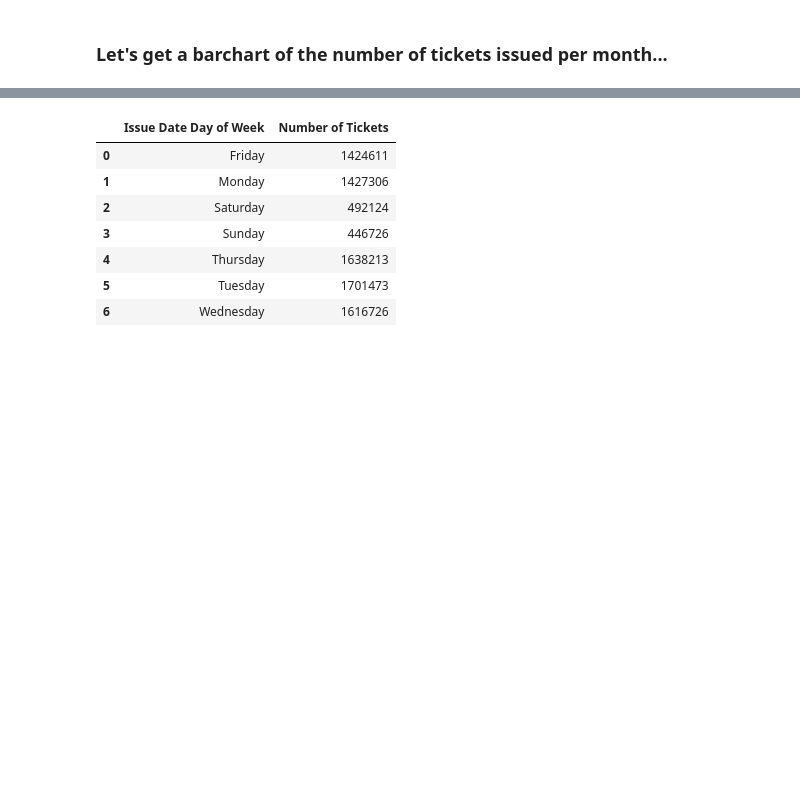
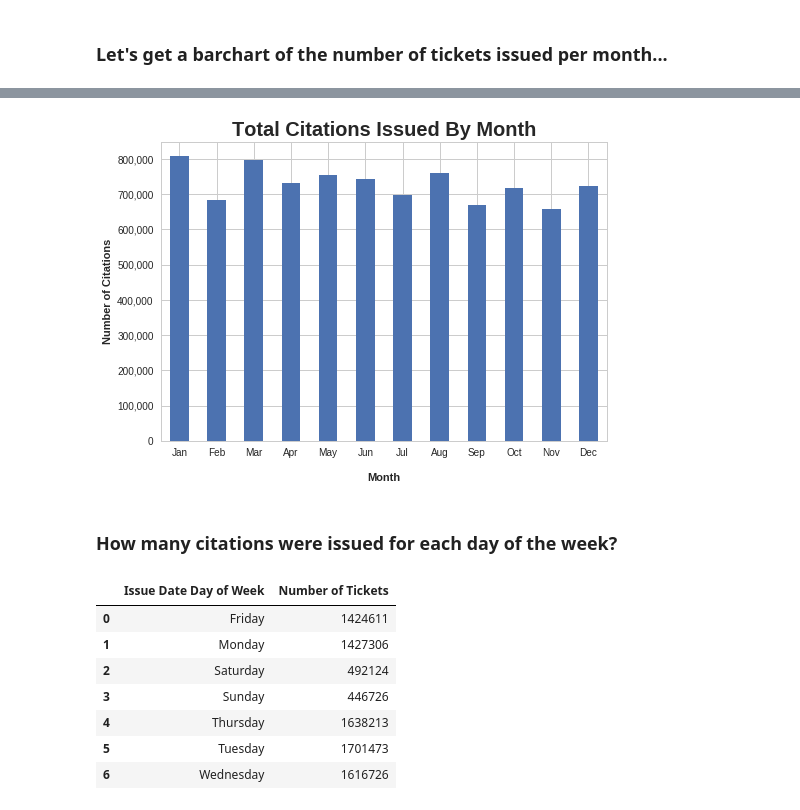
Before and after one commit to ROARMarketingConcepts/Data-Analysis-Projects, a Jupyter notebook: LA_Parking_Citation_Analysis.ipynb, the cells around one changed output, grey strips where cells are left out. Saved outputs shown, nothing was run; the diff lists cells and outputs as text; code cells hidden in the pictures; blank space fills up the shorter version.

```diff
--- a/LA_Parking_Citation_Analysis.ipynb
+++ b/LA_Parking_Citation_Analysis.ipynb
@@ -164,7 +190,11 @@ def CreateDateTimeVariable(column):
   return column
 # %%
 df['Issue Date'] = pd.to_datetime(df['Issue Date'],format = '%Y-%m-%d')
+
 df['Issue Date Month'] = df['Issue Date'].dt.month
+month_dict = {1:"Jan",2:"Feb", 3:"Mar", 4:"Apr", 5:"May",6: "Jun", 7:"Jul",8:"Aug",9:"Sep",10:"Oct",11:"Nov",12:"Dec"}
+df['Issue Date Month Name'] = df['Issue Date Month'].map(month_dict)
+
 df['Issue Date Day'] = df['Issue Date'].dt.day
 df['Issue Date Day of Week'] = df['Issue Date'].dt.weekday_name
 
@@ -211,0 +212,4 @@ plt.show()
+# %%
+citations_per_month = df.groupby(df['Issue Date Month Name'])['Ticket number'].count().reset_index()
+citations_per_month.rename(columns = {'Ticket number': 'Number of Tickets'},inplace=True)
+citations_per_month
@@ -212,3 +230,18 @@ plt.show()
+# %%
+month_order = ['Jan','Feb','Mar','Apr','May','Jun','Jul','Aug','Sep','Oct','Nov','Dec']
+ax = citations_per_month.set_index("Issue Date Month Name").loc[month_order].plot(kind="bar", legend=False)
+for tick in ax.get_xticklabels():
+    tick.set_rotation(0)
+ax.yaxis.set_major_formatter(mpl.ticker.StrMethodFormatter('{x:,.0f}'))
+ax.set_xlabel('Month',labelpad =15,fontweight='bold')
+ax.set_ylabel('Number of Citations',fontweight='bold')
+ax.set_title('Total Citations Issued By Month',fontsize=20,fontweight='bold')
+
+plt.show()
+# %% [output]
+[figure, added]
+# %% [markdown]
+### How many citations were issued for each day of the week?
 # %%
 citations_per_weekday = df.groupby(df['Issue Date Day of Week'])['Ticket number'].count().reset_index()
 citations_per_weekday.rename(columns = {'Ticket number': 'Number of Tickets'},inplace=True)
```
Also changed, not shown: parts of 99 cells of this notebook.
